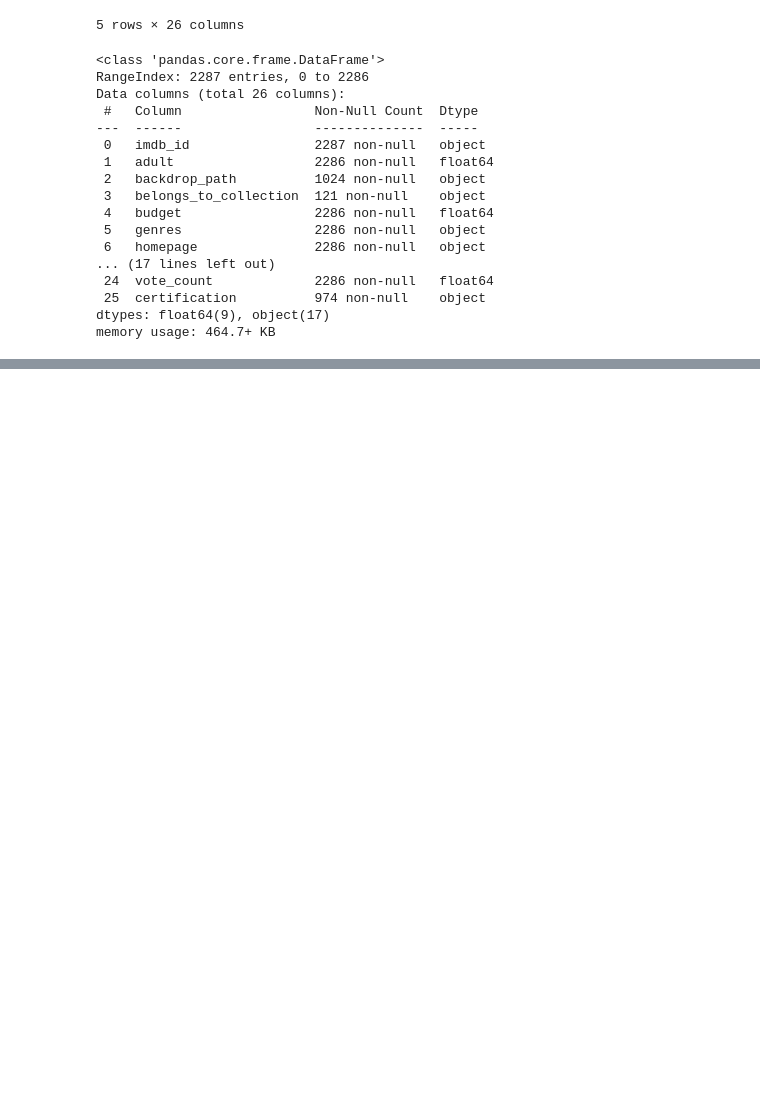
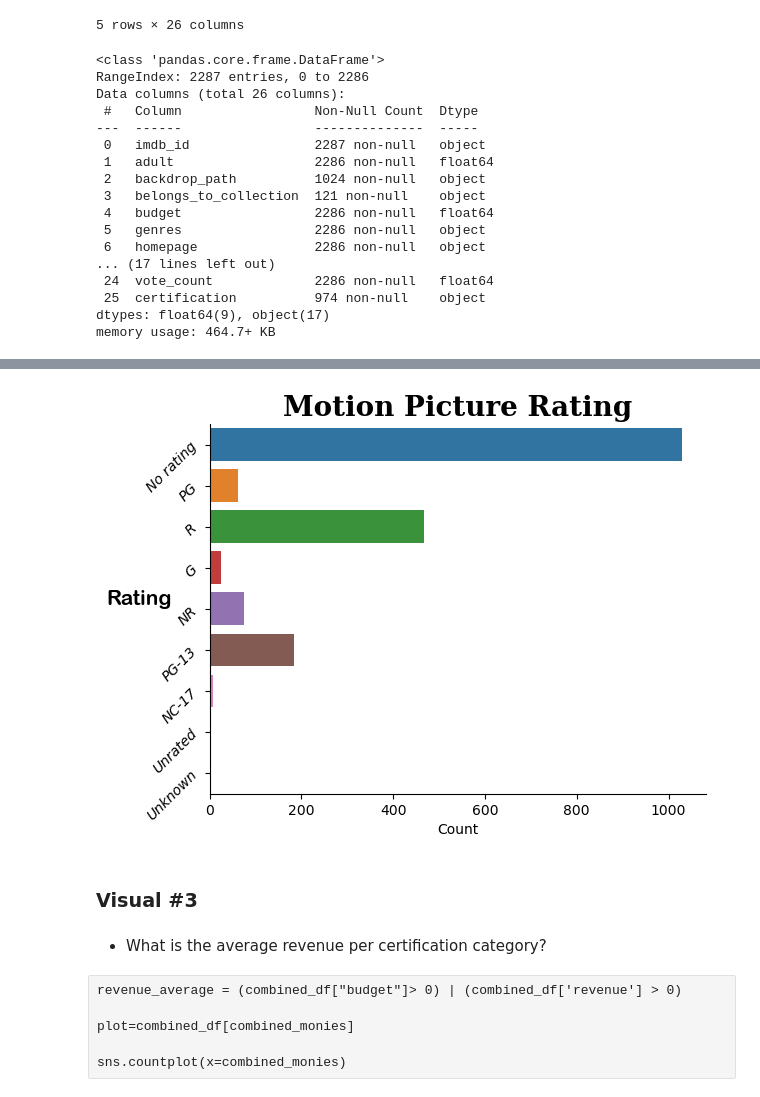
Before and after one commit to Elispreng/Project_3, a Jupyter notebook: Project3_Part2_Revised.ipynb, the cells around one changed output, grey strips where cells are left out. Drawn from its saved outputs; the diff is of its cells as text; code cells hidden in the pictures; blank space fills up the shorter version.

```diff
--- a/Project3_Part2_Revised.ipynb
+++ b/Project3_Part2_Revised.ipynb
@@ -436,0 +494,25 @@ combined_df['revenue_0'] = combined_df['revenue'] > 0
+# %%
+#create the countplot
+ax= sns.countplot(data=combined_df, y='certification')
+ax.set_title('Motion Picture Rating', fontfamily='serif',fontsize = 20, fontweight = 'bold');
+
+plt.xlabel('Count')
+plt.ylabel('Rating', fontfamily='Arial Rounded MT Bold', fontsize = 15, rotation = 0)
+ax.spines['right'].set_visible(False)
+ax.spines['top'].set_visible(False)
+ax.set_yticklabels(labels = ['No rating','PG', 'R', 'G', 'NR', 'PG-13','NC-17', 'Unrated', 'Unknown'],
+                   rotation=45,
+                   fontstyle='italic',
+                   color='black');
+# %% [output]
+[figure, added]
+# %% [markdown]
+### Visual #3
+# %% [markdown]
+- What is the average revenue per certification category?
+# %% [raw]
+revenue_average = (combined_df["budget"]> 0) | (combined_df['revenue'] > 0)
+
+plot=combined_df[combined_monies]
+
+sns.countplot(x=combined_monies)
```
Also changed, not shown: parts of 21 cells of this notebook, 9 other files.
